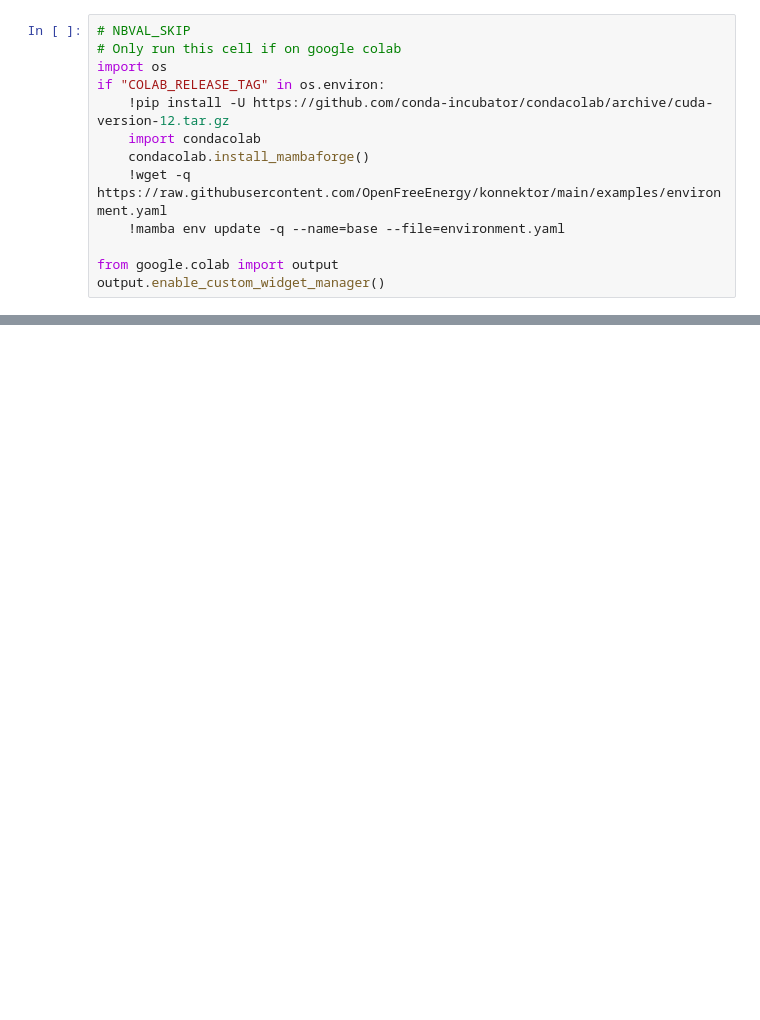
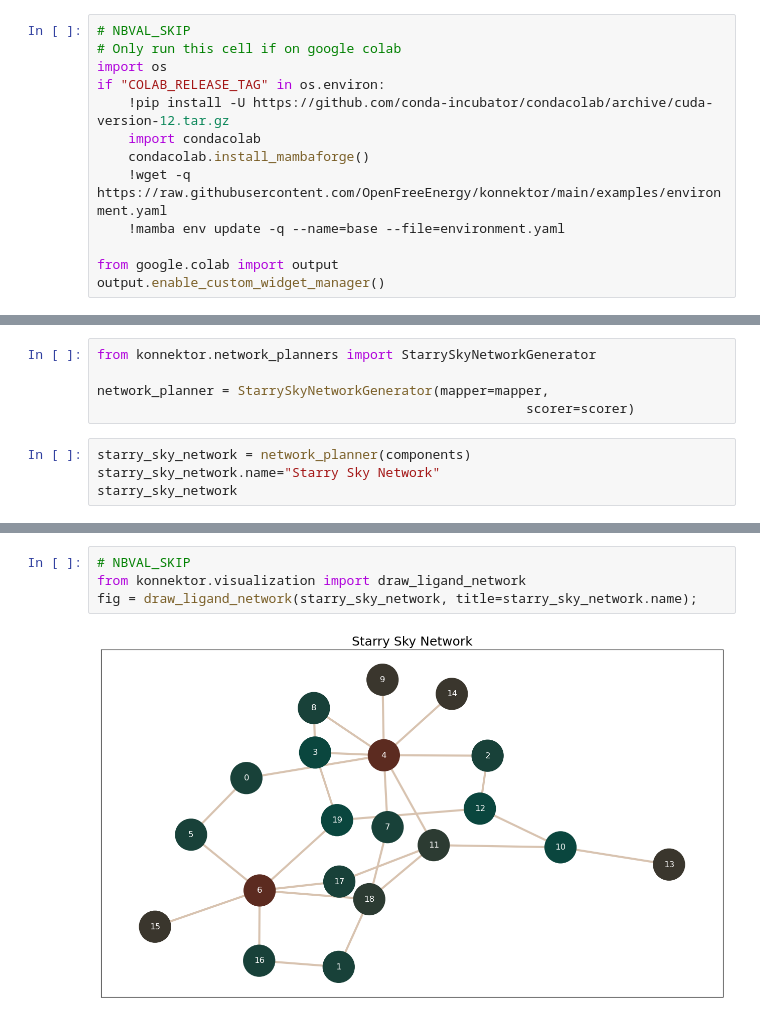
Before and after one commit to OpenFreeEnergy/konnektor, a Jupyter notebook: examples/konnektor_example.ipynb, the cells around one changed output, grey strips where cells are left out. Cells and saved outputs as stored; diff of their text form; blank space fills up the shorter version.

```diff
--- a/examples/konnektor_example.ipynb
+++ b/examples/konnektor_example.ipynb
@@ -83,0 +102,9 @@ draw_network_widget(starry_sky_network);
+# %%
+from konnektor.network_planners import StarrySkyNetworkGenerator
+
+network_planner = StarrySkyNetworkGenerator(mapper=mapper,
+                                                       scorer=scorer)
+# %%
+starry_sky_network = network_planner(components)
+starry_sky_network.name="Starry Sky Network"
+starry_sky_network
@@ -83,0 +133,6 @@ draw_network_widget(starry_sky_network);
+# %%
+# NBVAL_SKIP
+from konnektor.visualization import draw_ligand_network
+fig = draw_ligand_network(starry_sky_network, title=starry_sky_network.name);
+# %% [output]
+[figure, added]
```
Also changed, not shown: parts of 56 cells of this notebook, 6 other files.
